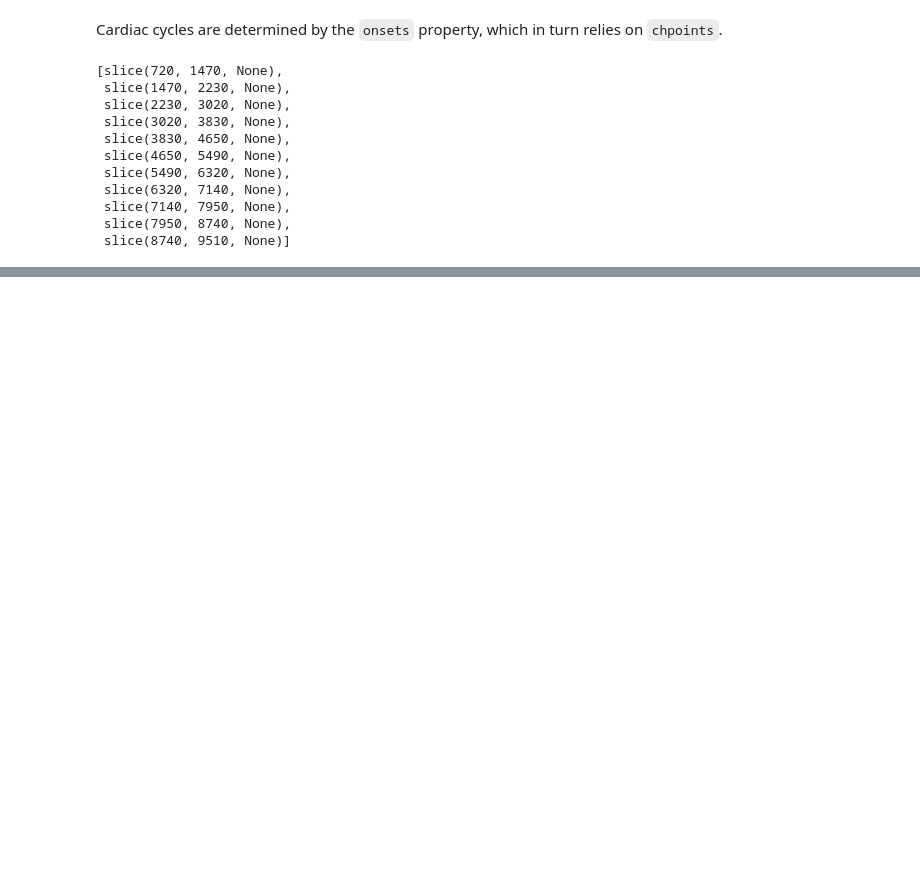
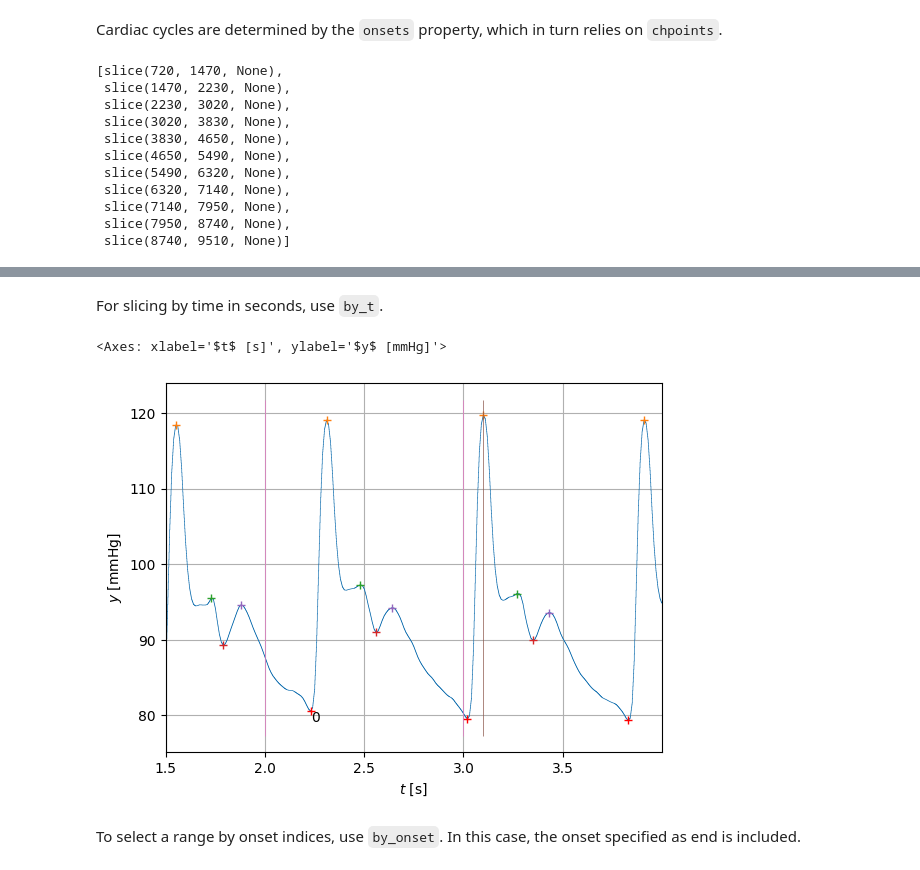
Before and after one commit to repat8/bpwave, a Jupyter notebook: examples/signal.ipynb, the cells around one changed output, grey strips where cells are left out. Saved outputs shown, nothing was run; the diff lists cells and outputs as text; code cells hidden in the pictures; blank space fills up the shorter version.

```diff
--- a/examples/signal.ipynb
+++ b/examples/signal.ipynb
@@ -269,0 +289,9 @@ for cc in signal.ccycles[1:4]:
+# %% [markdown]
+For slicing by time in seconds, use `by_t`.
+# %%
+signal.by_t[1.5:4].plot(legend="off")
+# %% [output]
+<Axes: xlabel='$t$ [s]', ylabel='$y$ [mmHg]'>
+[figure, added]
+# %% [markdown]
+To select a range by onset indices, use `by_onset`. In this case, the onset specified as end is included.
```
Also changed, not shown: parts of 15 cells of this notebook, 16 other files.
